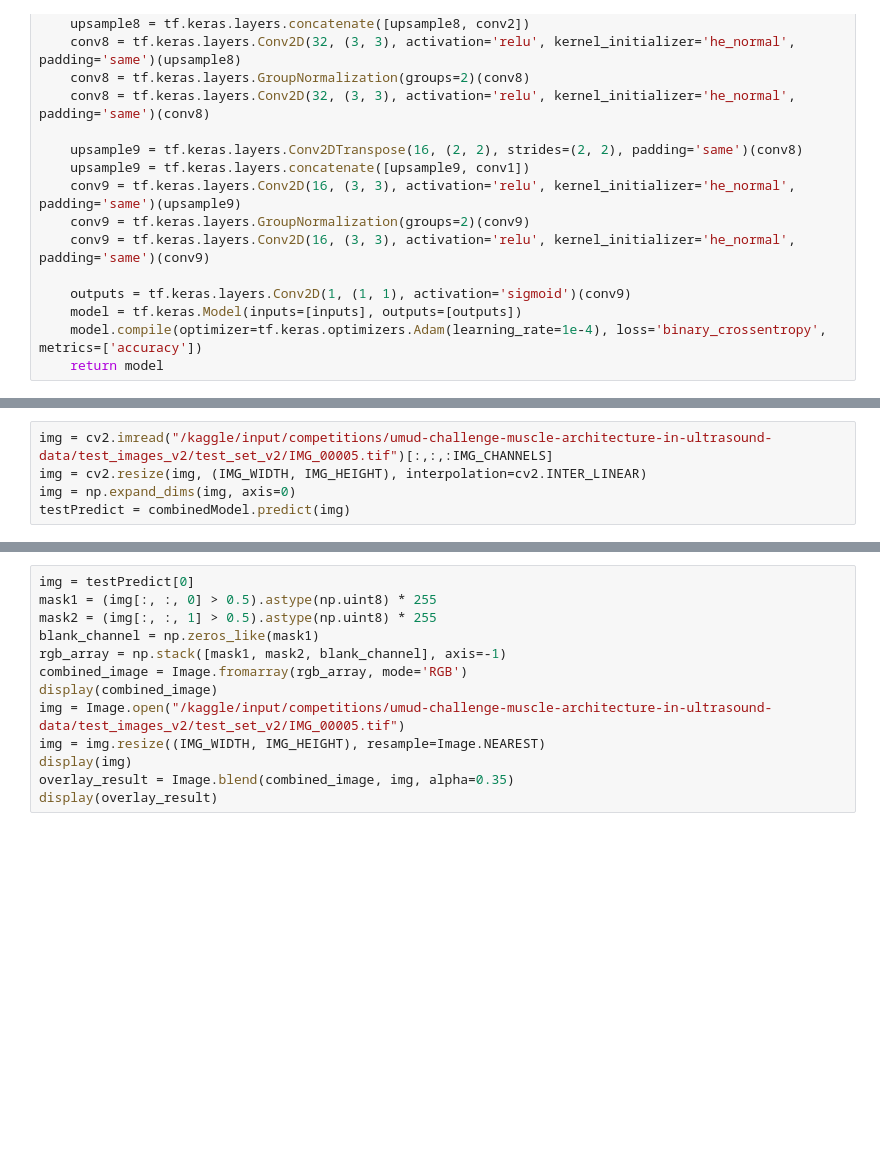
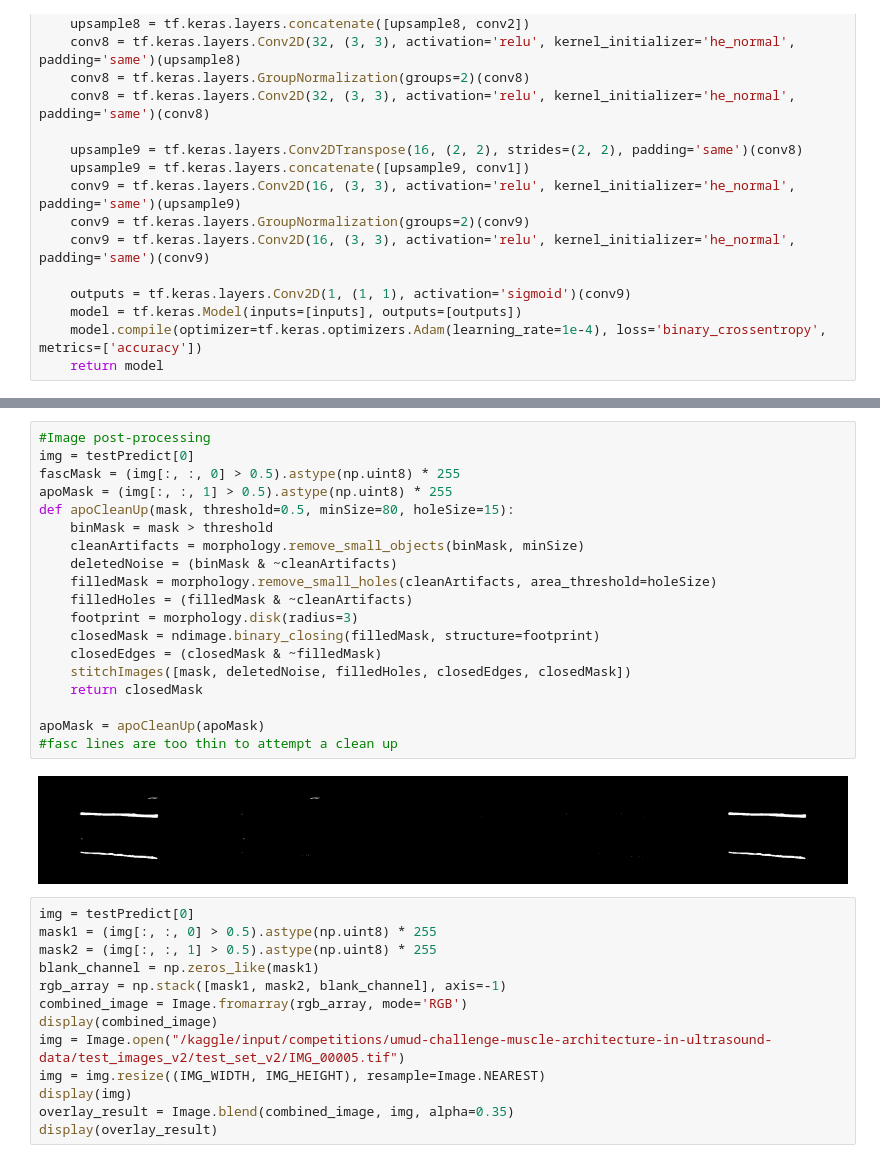
Before and after one commit to PierceBoyack/UMUD-U-Net-Ultrasound-Segmentation, a Jupyter notebook: UMUB_U-Net_Models.ipynb, the cells around one changed output, grey strips where cells are left out. Saved outputs shown, nothing was run; the diff lists cells and outputs as text; blank space fills up the shorter version.

Commit message:
added apo artifact clean up

```diff
--- a/UMUB_U-Net_Models.ipynb
+++ b/UMUB_U-Net_Models.ipynb
@@ -298,5 +167,0 @@ Model: "functional_2"
-# %%
-img = cv2.imread("/kaggle/input/competitions/umud-challenge-muscle-architecture-in-ultrasound-data/test_images_v2/test_set_v2/IMG_00005.tif")[:,:,:IMG_CHANNELS]
-img = cv2.resize(img, (IMG_WIDTH, IMG_HEIGHT), interpolation=cv2.INTER_LINEAR)
-img = np.expand_dims(img, axis=0)
-testPredict = combinedModel.predict(img)
@@ -305,3 +168,24 @@ testPredict = combinedModel.predict(img)
+# %%
+#Image post-processing
+img = testPredict[0]
+fascMask = (img[:, :, 0] > 0.5).astype(np.uint8) * 255
+apoMask = (img[:, :, 1] > 0.5).astype(np.uint8) * 255
+def apoCleanUp(mask, threshold=0.5, minSize=80, holeSize=15):
+    binMask = mask > threshold
+    cleanArtifacts = morphology.remove_small_objects(binMask, minSize)
+    deletedNoise = (binMask & ~cleanArtifacts)
+    filledMask = morphology.remove_small_holes(cleanArtifacts, area_threshold=holeSize)
+    filledHoles = (filledMask & ~cleanArtifacts)
+    footprint = morphology.disk(radius=3)
+    closedMask = ndimage.binary_closing(filledMask, structure=footprint)
+    closedEdges = (closedMask & ~filledMask)
+    stitchImages([mask, deletedNoise, filledHoles, closedEdges, closedMask])
+    return closedMask
+
+apoMask = apoCleanUp(apoMask)
+#fasc lines are too thin to attempt a clean up
+# %% [output]
+[figure, added]
 # %%
 img = testPredict[0]
 mask1 = (img[:, :, 0] > 0.5).astype(np.uint8) * 255
```
Also changed, not shown: parts of 10 cells of this notebook.
